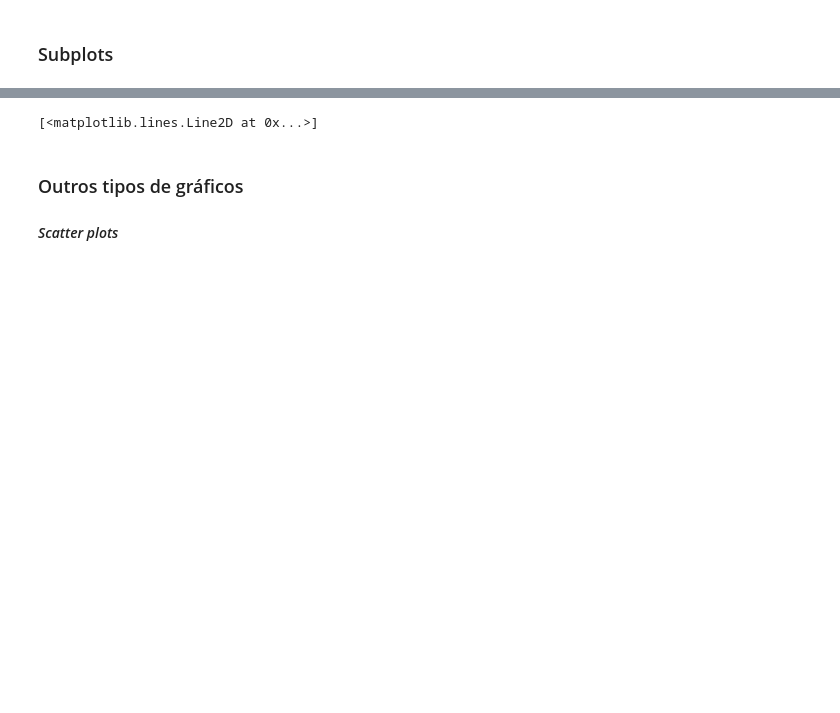
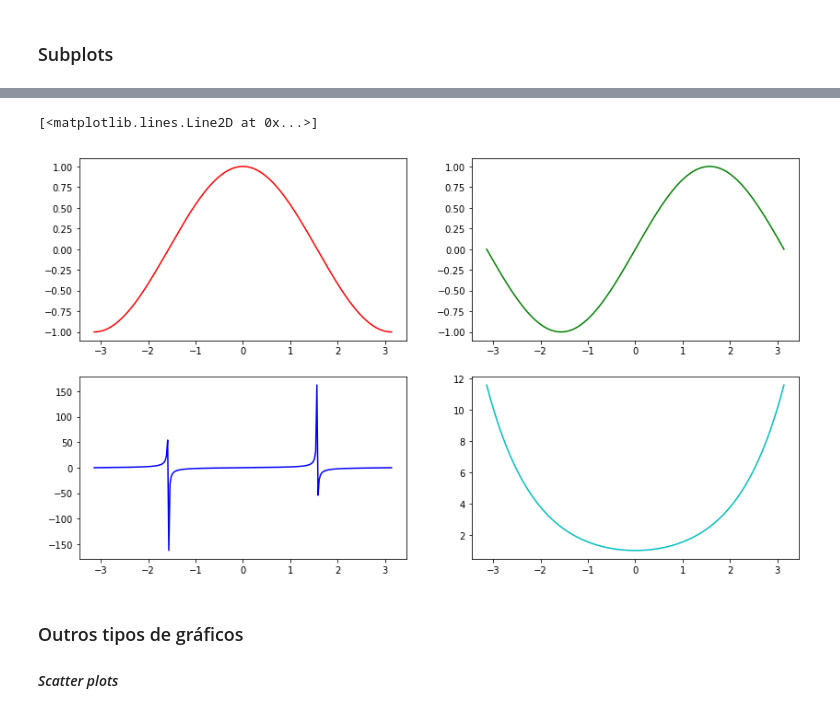
Before and after one commit to amandaortega/scipy-intro, a Jupyter notebook: 05._Visualizacao_e_graficos.ipynb, the cells around one changed output, grey strips where cells are left out. Cells and saved outputs as stored; diff of their text form; code cells hidden in the pictures; blank space fills up the shorter version.

```diff
--- a/05._Visualizacao_e_graficos.ipynb
+++ b/05._Visualizacao_e_graficos.ipynb
@@ -138,4 +135,5 @@ plt.plot(X, S, 'g-')
 # %%
+fig = plt.figure(figsize=(14,8))
 # 2 linhas, 2 colunas, posição 1
 plt.subplot(2, 2, 1)
 plt.plot(X, C, 'r-')
@@ -157,4 +153,5 @@ plt.plot(X, [np.cosh(x) for x in X], 'c-')
 [<matplotlib.lines.Line2D at 0x...>]
+[figure, added]
 # %% [markdown]
 ### Outros tipos de gráficos
 
```
Also changed, not shown: parts of 17 cells of this notebook.
